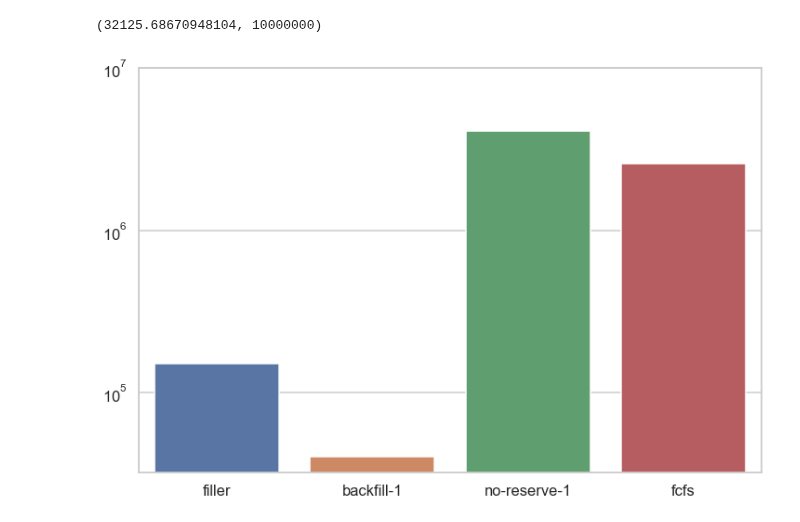
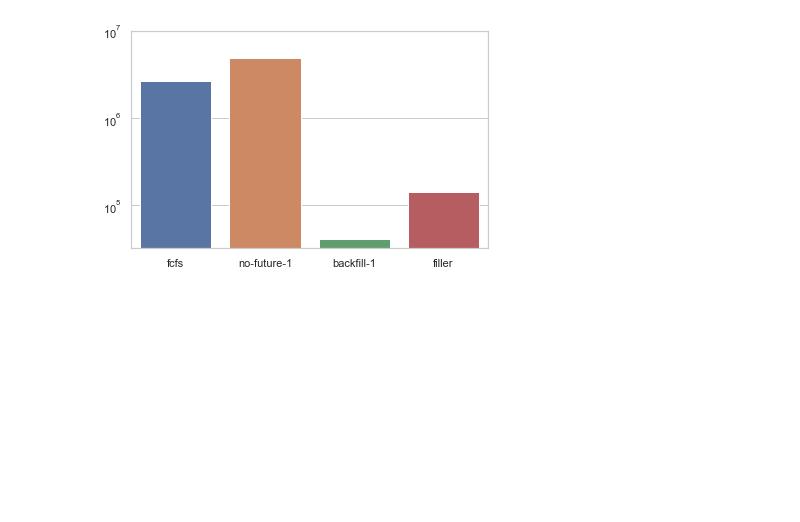
Before and after one commit to jankopanski/Burst-Buffer-Scheduling, a Jupyter notebook: analysis/ScheduleComparison-IOAware.ipynb, the cells around one changed output. Saved outputs shown, nothing was run; the diff lists cells and outputs as text; code cells hidden in the pictures; blank space fills up the shorter version.

```diff
--- a/analysis/ScheduleComparison-IOAware.ipynb
+++ b/analysis/ScheduleComparison-IOAware.ipynb
@@ -15,8 +15,8 @@ from evalys import visu
 from evalys.jobset import JobSet
 # %%
-input_location = 'KTH-io-aware'
+input_location = 'KTH-io-aware-filter'
 files_prefix = ''
-schedule_names = ['filler', 'backfill-1', 'no-reserve-1', 'fcfs']
+schedule_names = ['filler', 'backfill-1', 'no-future-1', 'fcfs']
 # %%
 schedule_files = []
 jobs_files = []
@@ -117,8 +132,8 @@ metrics['storage_utilisation'] = pd.Series({schedule: calculate_storage_utilisat
 # %%
 metrics = metrics.reindex(schedule_names)
 metrics.index.rename(None, inplace=True)
-sns.set_theme(context='talk', style='whitegrid')
-# sns.set_theme(style='whitegrid')
+# sns.set_theme(context='talk', style='whitegrid')
+sns.set_theme(style='whitegrid')
 # %%
 metrics.T
 # %% [output]
@@ -182,11 +207,12 @@ ax.set_ylim(top=10**7)
 # %%
 # Mean, logscale
-fig, ax = plt.subplots(figsize=(12,8))
-sns.barplot(data=waiting_times, estimator=np.std, ci=None, ax=ax)
+# fig, ax = plt.subplots(figsize=(12,8))
+fig, ax = plt.subplots(figsize=(6.4,4))
+sns.barplot(data=waiting_times, estimator=np.std, ci=None, ax=ax, order=['fcfs', 'no-future-1', 'backfill-1', 'filler'])
 ax.set_yscale('log')
 ax.set_ylim(top=10**7)
+fig.savefig('../../images/results/reservation_io-aware_waiting-time_std.pdf', bbox_inches='tight')
 # %% [output]
-(32125.68670948104, 10000000)
-[figure, old version]
+[figure, new version]
 # %%
 # Standard deviation
```
Also changed, not shown: parts of 37 cells of this notebook.
